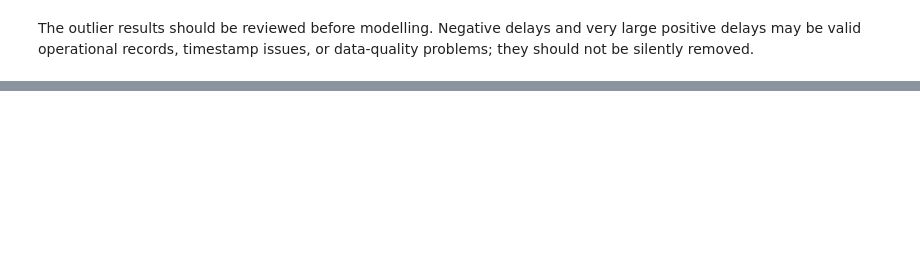
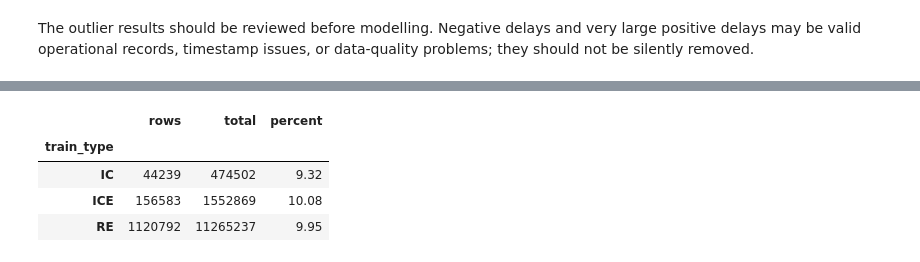
Before and after one commit to BaTa4Ka/machine_learning, a Jupyter notebook: notebooks/data_audit.ipynb, the cells around one changed output, grey strips where cells are left out. Drawn from its saved outputs; the diff is of its cells as text; code cells hidden in the pictures; blank space fills up the shorter version.

```diff
--- a/notebooks/data_audit.ipynb
+++ b/notebooks/data_audit.ipynb
@@ -324,0 +393,16 @@ The outlier results should be reviewed before modelling. Negative delays and ver
+# %%
+missing_destination_by_type = (
+    data.assign(missing_destination=data["final_destination_station"].isna())
+    .groupby("train_type")["missing_destination"]
+    .agg(rows="sum", total="count")
+)
+missing_destination_by_type["percent"] = (
+    missing_destination_by_type["rows"] / missing_destination_by_type["total"] * 100
+).round(2)
+missing_destination_by_type
+# %% [output]
+|  | rows | total | percent |
+| train_type |  |  |  |
+| IC | 44239 | 474502 | 9.32 |
+| ICE | 156583 | 1552869 | 10.08 |
+| RE | 1120792 | 11265237 | 9.95 |
```
Also changed, not shown: parts of 12 cells of this notebook.
